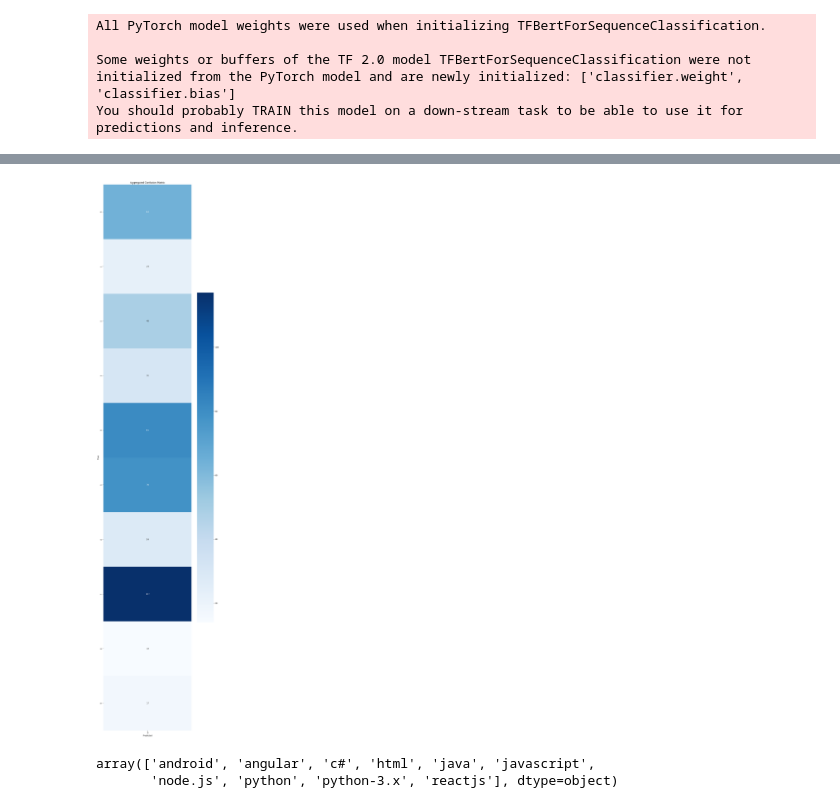
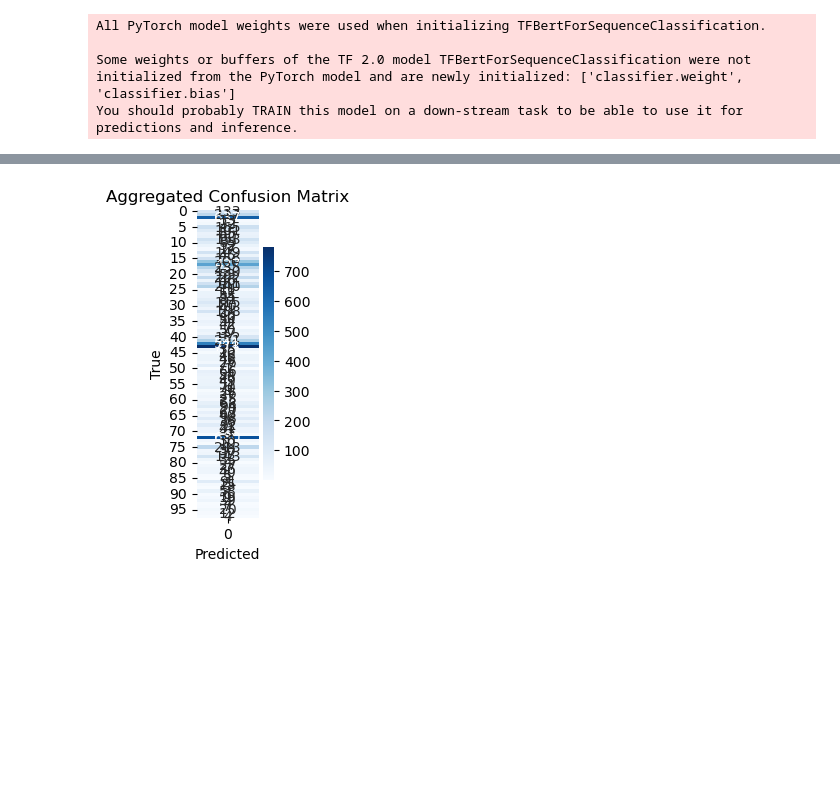
Before and after one commit to LordCatbug/Formation-classification, a Jupyter notebook: PEGEOT_Guillaume_4_notebook_approche_supervisee.ipynb, the cells around one changed output, grey strips where cells are left out. Drawn from its saved outputs; the diff is of its cells as text; code cells hidden in the pictures; blank space fills up the shorter version.

```diff
--- a/PEGEOT_Guillaume_4_notebook_approche_supervisee.ipynb
+++ b/PEGEOT_Guillaume_4_notebook_approche_supervisee.ipynb
@@ -206,5 +265,8 @@ Les 100 tags les plus fréquents : ['python', 'javascript', 'java', 'android', '
 # %% [markdown]
 Dans le cadre de nos tests, nous avons réduit notre ensemble pour avoir des époch bien plus courtes
-# %%
-data_all = data_all.sample(frac=0.1, random_state=1)
+# %%
+# Run this snipet if you want to reduce the size of data_all to reduce the calculation time
+data_all = data_all.sample(frac=0.01, random_state=1)
+# %%
+data_all=data_all.drop(['Id'], axis=1)
 # %%
@@ -282,6 +395,6 @@ tokenizer.save_pretrained(dir)
 # %%
 # Prédire sur l'ensemble de test
-y_pred_logits = model.predict(test_dataset).logits
+y_pred_logits = model_bert.predict(test_dataset).logits
 y_pred_probs = tf.nn.sigmoid(y_pred_logits)  # Appliquer sigmoid pour obtenir des probabilités
 y_pred = tf.where(y_pred_probs >= 0.5, 1, 0)
 
@@ -307,33 +420,28 @@ for i in range(y_test.shape[1]):
 # %%
 from sklearn.metrics import confusion_matrix
 import numpy as np
 
 # Calculer la matrice de confusion pour l'ensemble de test
 conf_matrix = confusion_matrix(np.argmax(y_test, axis=1), np.argmax(y_pred, axis=1))
 
 # Calculer la matrice de confusion agrégée en sommant sur l'axe des prédictions
 aggregated_conf_matrix = conf_matrix.sum(axis=1)
 # Convertir aggregated_conf_matrix en un tableau NumPy si ce n'est pas déjà le cas
 aggregated_conf_matrix = np.array(aggregated_conf_matrix)
 
 # Assurez-vous que aggregated_conf_matrix est une matrice 2D avec une seule colonne
 if aggregated_conf_matrix.ndim == 1:
     aggregated_conf_matrix = aggregated_conf_matrix.reshape(-1, 1)
 
 # Afficher la matrice de confusion agrégée avec Seaborn heatmap
-plt.figure(figsize=(10, 50))
+plt.figure(figsize=(1, 4))
 sns.heatmap(aggregated_conf_matrix, annot=True, fmt='d', cmap='Blues')
 plt.xlabel('Predicted')
 plt.ylabel('True')
 plt.title('Aggregated Confusion Matrix')
 plt.show()
 # %% [output]
-[figure, old version]
+[figure, new version]
-# %%
-mlb.classes_
-# %% [output]
-array(['android', 'angular', 'c#', 'html', 'java', 'javascript',
-       'node.js', 'python', 'python-3.x', 'reactjs'], dtype=object)
 # %%
 # Fonction pour afficher les tags prédits pour une entrée spécifique
 def predict_tags(title):
```
Also changed, not shown: parts of 53 cells of this notebook.
